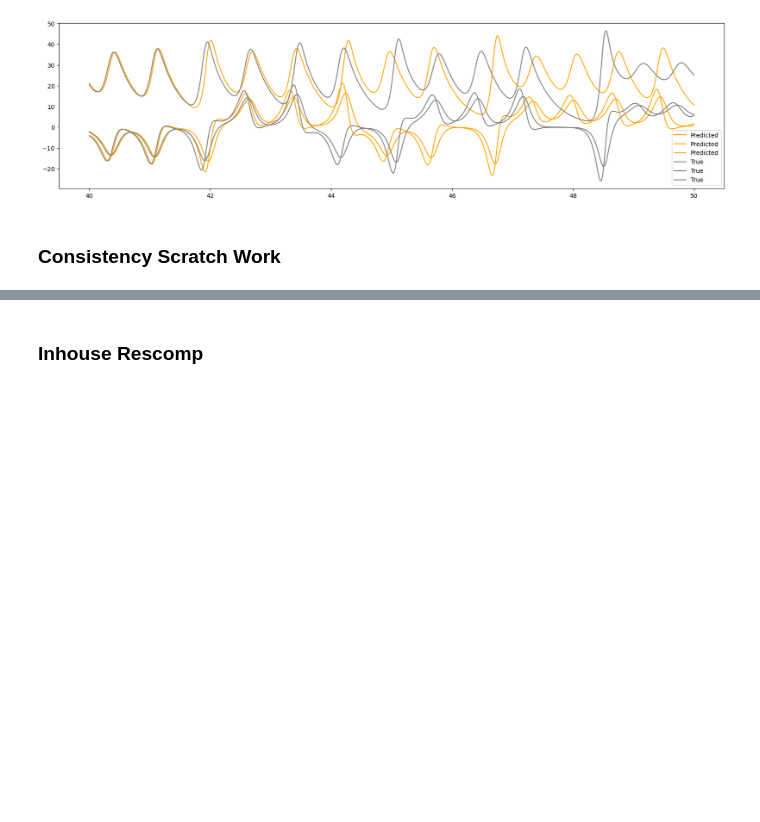
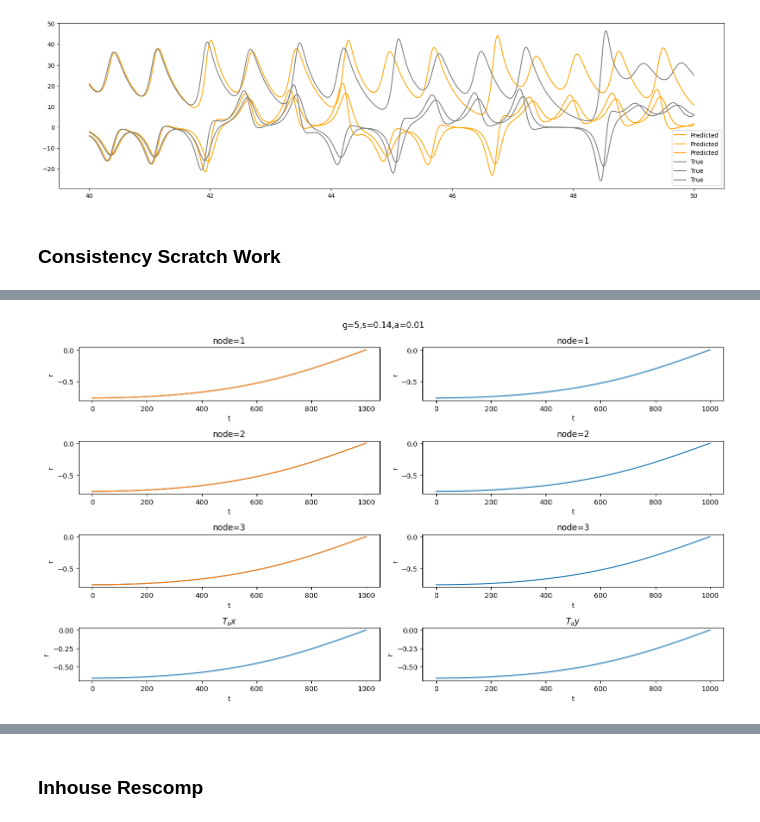
Before and after one commit to seyfdall/Thinned_Rescomp, a Jupyter notebook: scratch.ipynb, the cells around one changed output, grey strips where cells are left out. Cells and saved outputs as stored; diff of their text form; code cells hidden in the pictures; blank space fills up the shorter version.

```diff
--- a/scratch.ipynb
+++ b/scratch.ipynb
@@ -30,4 +30 @@ WARNING: There was an error initializing an OpenFabrics device.
 --------------------------------------------------------------------------
-# %%
-x = np.array([[1,2],[2,3],[3,4]])
-len(np.where(x < 0)[0])
@@ -433,0 +521,76 @@ plt.show()
+# %%
+# Hard fix at constant
+# states_1 = np.ones((4000,4))
+# states_2 = np.ones((4000,4))
+
+# mod = np.array([1,1,-1,-1])
+# states_1 = states_1 * mod
+
+# Hard fix at same thing
+t_space = np.linspace(0,4000,4000)
+states_1 = np.tanh(np.sin(t_space * np.pi / 2000)).reshape(-1,1) * np.ones((4000,4))
+states_2 = np.tanh(np.sin(t_space * np.pi / 2000)).reshape(-1,1) * np.ones((4000,4))
+
+# Compute Consistency
+cap, x, y = consistency_analysis_test(states_1.T, states_2.T, 3000)
+cap_test, smallest_part_index, smallest_part = consistency_analysis_test_sum(states_1.T, states_2.T, 3000)
+print(cap, cap_test)
+
+# Compute row-wise Euclidean distance
+differences = np.linalg.norm(states_1.T[:,3000:] - states_2.T[:,3000:], axis=1)
+
+# Get indices of the 3 rows with the highest differences
+nodes = np.argsort(differences)[-3:]
+print(differences[nodes], nodes)
+
+plt.figure(figsize=(14,8))
+plt.suptitle(f"g={gamma},s={sigma},a={alpha}")
+
+for i, node in enumerate(nodes):
+    states_min = np.min(states_1[3000:,node])
+    states_max = np.max(states_1[3000:,node])
+
+    plt.subplot(4,2,2*i+1)
+    plt.title(f"node={node}")
+    plt.plot(states_1[3000:,node])
+    plt.plot(states_2[3000:,node])
+    plt.ylabel("r")
+    plt.xlabel("t")
+    # plt.ylim((states_min, states_max))
+
+    plt.subplot(4,2,2*(i+1))
+    plt.title(f"node={node}")
+    plt.plot(states_1[3000:,node])
+    plt.ylabel("r")
+    plt.xlabel("t")
+
+# plt.subplot(4,2,7)
+# plt.title(f"smallest_consistency={smallest_part_index} @ {smallest_part}")
+# plt.plot(states_1[3000:,smallest_part_index])
+# plt.plot(states_2[3000:,smallest_part_index])
+# plt.ylabel("r")
+# plt.xlabel("t")
+
+# plt.subplot(4,2,8)
+# plt.title(f"smallest_consistency={smallest_part_index} @ {smallest_part}")
+# plt.plot(states_1[3000:,smallest_part_index])
+# plt.ylabel("r")
+# plt.xlabel("t")
+
+plt.subplot(4,2,7)
+plt.title(r'$T_o x$')
+plt.plot(x[0,:])
+plt.ylabel("r")
+plt.xlabel("t")
+
+plt.subplot(4,2,8)
+plt.title(r'$T_o y$')
+plt.plot(y[0,:])
+plt.ylabel("r")
+plt.xlabel("t")
+
+print(x.shape)
+
+plt.tight_layout()
+plt.show()
+# %% [output]
@@ -433,0 +604 @@ plt.show()
+[figure, added]
```
Also changed, not shown: parts of 19 cells of this notebook, 11 other files.
